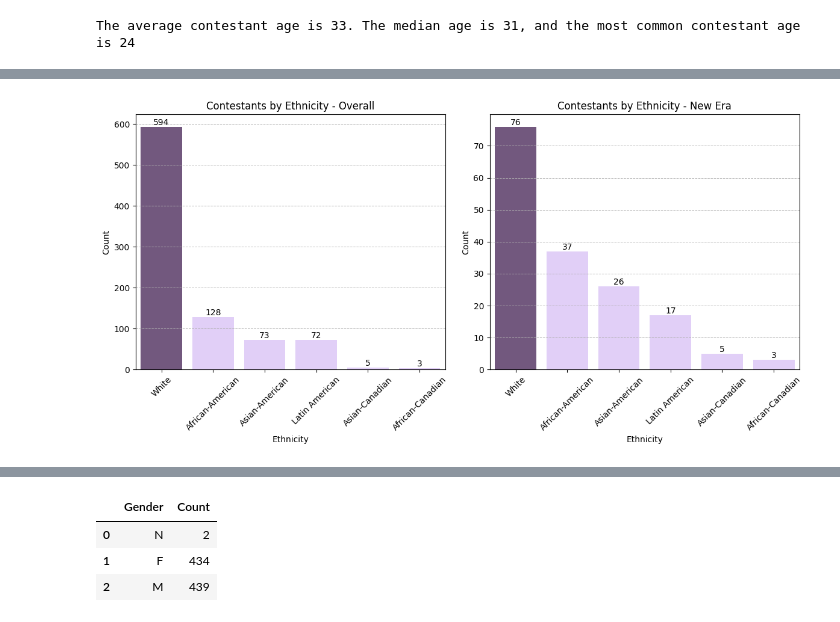
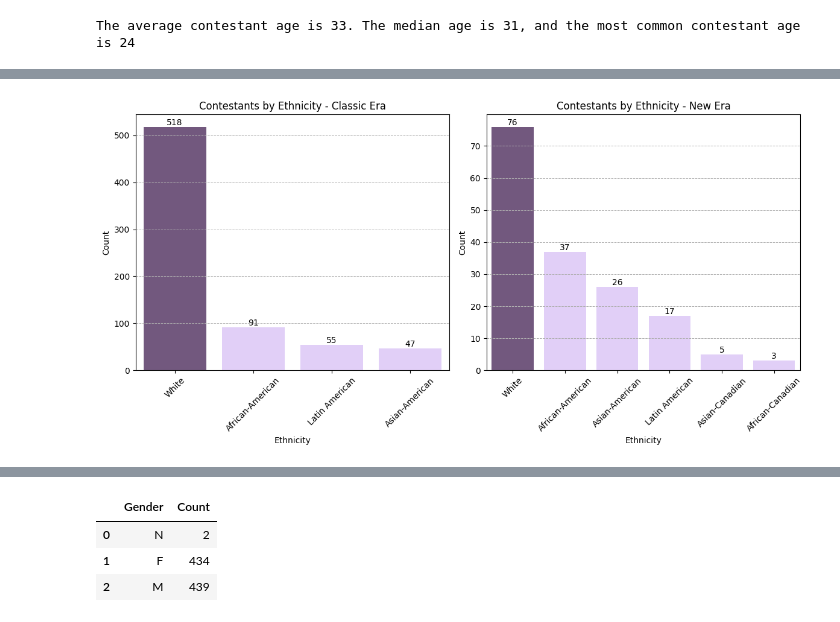
Before and after one commit to jubilbee/Survivor_EDA, a Jupyter notebook: Survivor_EDA.ipynb, the cells around one changed output, grey strips where cells are left out. Drawn from its saved outputs; the diff is of its cells as text; code cells hidden in the pictures.

```diff
--- a/Survivor_EDA.ipynb
+++ b/Survivor_EDA.ipynb
@@ -353,12 +399,13 @@ sql(test_sql)
 # %%
-overall_ethnicity = '''
+classic_era_ethnicity = '''
 SELECT Ethnicity, COUNT(Ethnicity) as Count
 FROM contestants
+WHERE Season <= 39
 GROUP BY Ethnicity
 ORDER BY Count DESC;
 '''
-sql(overall_ethnicity)
-max_count = sql(overall_ethnicity)['Count'].max()
+sql(classic_era_ethnicity)
+max_count = sql(classic_era_ethnicity)['Count'].max()
 
 new_era_ethnicity = '''
 SELECT Ethnicity, COUNT(Ethnicity) as Count
@@ -370,19 +417,19 @@ ORDER BY Count DESC;
 sql(new_era_ethnicity)
 max_new_count = sql(new_era_ethnicity)['Count'].max()
 
-colors = ['#745284' if count == max_count else '#E0C9FD' for count in sql(overall_ethnicity)['Count']]
-colors2 = ['#745284' if count == max_new_count else '#E0C9FD' for count in sql(overall_ethnicity)['Count']] # set colors
+colors1 = ['#745284' if count == max_count else '#E0C9FD' for count in sql(classic_era_ethnicity)['Count']]
+colors2 = ['#745284' if count == max_new_count else '#E0C9FD' for count in sql(new_era_ethnicity)['Count']] # set colors
 
 fig, axes = plt.subplots(1, 2, figsize=(12, 6))
 
 plot1 = sns.barplot(x='Ethnicity',
                    y='Count',
-                   data=sql(overall_ethnicity),
-                   palette=colors,
+                   data=sql(classic_era_ethnicity),
+                   palette=colors1,
                    hue='Ethnicity',
                    legend=False,
                    ax=axes[0])
-axes[0].set_title('Contestants by Ethnicity - Overall')
+axes[0].set_title('Contestants by Ethnicity - Classic Era')
 for bar in plot1.patches:
     height = bar.get_height()
     plot1.text(
@@ -390,32 +437,32 @@ for bar in plot1.patches:
         height,
         f'{height:.0f}',
         ha='center',
         va='bottom'
     )
 axes[0].grid(True, which='both', axis='y', linestyle='--', linewidth=0.7)
 axes[0].tick_params(axis='x', rotation=45)
 
 
 plot2 = sns.barplot(x='Ethnicity',
                     y='Count',
                     data=sql(new_era_ethnicity),
-                    palette=colors,
+                    palette=colors2,
                     hue='Ethnicity',
                     legend=False,
                     ax=axes[1])
 for bar in plot2.patches:
     height = bar.get_height()
     plot2.text(
         bar.get_x() + bar.get_width() / 2,
         height,
         f'{height:.0f}',
         ha='center',
         va='bottom'
     )
 axes[1].set_title('Contestants by Ethnicity - New Era')
 axes[1].grid(True, which='both', axis='y', linestyle='--', linewidth=0.7)
 axes[1].tick_params(axis='x', rotation=45)
 plt.tight_layout()
 plt.show()
 # %% [output]
-[figure, old version]
+[figure, new version]
```
Also changed, not shown: parts of 12 cells of this notebook, 1 other file.
